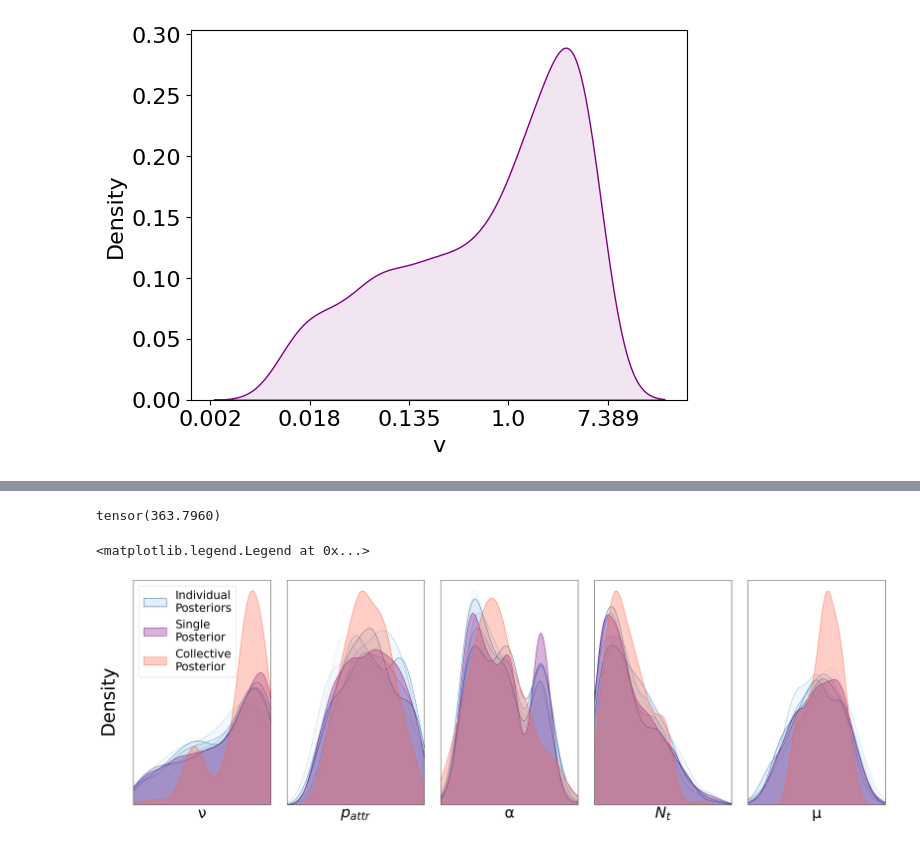
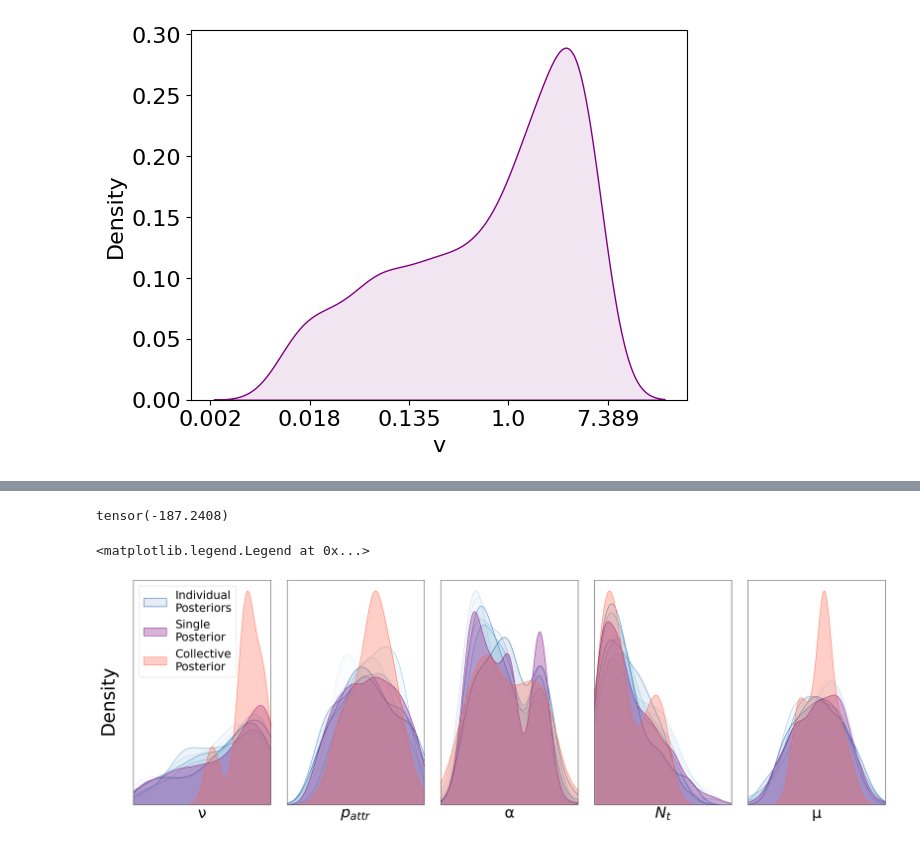
Before and after one commit to yoavram-lab/collective_posterior, a Jupyter notebook: collective_sparrows.ipynb, the cells around one changed output, grey strips where cells are left out. Saved outputs shown, nothing was run; the diff lists cells and outputs as text; code cells hidden in the pictures.

```diff
--- a/collective_sparrows.ipynb
+++ b/collective_sparrows.ipynb
@@ -44,7 +49,7 @@ total_sims = pd.DataFrame()
 for i in range(6):
     df_pop = results_df.iloc[:,12+10*i:22+10*i]
     df_pop.loc[:,'dist'] = (df_pop.iloc[:,-10:]**2).sum(1)
-    eps = df_pop['dist'].quantile(0.2)
+    eps = df_pop['dist'].quantile(0.1)
     df_pop = df_pop[df_pop['dist']<eps]
     k = results_df.iloc[df_pop.index, 6:11]
     total_sims = pd.concat([total_sims, k], axis=0)
@@ -67,46 +64,46 @@ prior = BoxUniform(low=low, high=high)
 # %%
-cp = CollectivePosterior(posterior_list=[kde.log_prob for kde in kdes], prior=prior, Xs = [i for i in range(6)], log_C=42, epsilon=-5000, n_eval=10000)
+cp = CollectivePosterior(posterior_list=[kde.log_prob for kde in kdes], prior=prior, Xs = [i for i in range(6)], log_C=42, epsilon=-1000, n_eval=100_000)
 # %%
 cp.get_log_C()
 # %% [output]
-tensor(363.7960)
+tensor(-187.2408)
 # %%
 change_font(36)
 fig, ax = plt.subplots(1,5, figsize=(27,9), tight_layout=True)
 labels = ['ν', '$p_{attr}$', 'α', '$N_t$', 'μ']
-# samps = cp.sample(200)
+samps = cp.sample(100)
 params_df = results_df.iloc[:,6:11]
 for n in range(5):
     ax[n].set_xlim(prior.base_dist.low[n], prior.base_dist.high[n])
 
     for i in range(6):
         df_pop = results_df.iloc[:,12+10*i:22+10*i]
         df_pop.loc[:,'dist'] = (df_pop.iloc[:,-10:]**2).sum(1)
-        eps = df_pop['dist'].quantile(0.2)
+        eps = df_pop['dist'].quantile(0.1)
         df_pop = df_pop[df_pop['dist']<eps]
         k = params_df.iloc[df_pop.index, :]
         r = torch.tensor(np.array(k))
         kdeplot(r[:,n], fill=True, alpha=0.1, ax=ax[n], color = p[i], label = 'Individual\nPosteriors' if i==5 and n==0 else '')
 
     y = params_df.iloc[:,n]
     kdeplot(y, fill=True, color='purple', alpha=0.3, label = 'Single\nPosterior' if n==0 else '', ax=ax[n])
 
     kdeplot(samps[:,n], color='tomato', label = 'Collective\nPosterior' if n==0 else '', fill=True, alpha=0.3, ax=ax[n])
 
 
     if n in [2,4]:
         minmin = min(samps[:,n].min().item(), r[:,n].min(), y.min())
         maxmax = max(samps[:,n].max().item(), r[:,n].max(), y.max())
         ax[n].set_xlim(minmin, maxmax)
 
     ax[n].set_xlabel(labels[n])
     ax[n].set_yticks([])
     ax[n].set_xticks([])
     ax[n].set_ylabel('')
     if n != 1:
         ax[n].set_xticklabels([round(torch.e**float(a),3) for a in ax[n].get_xticks()])
 fig.supylabel('Density')
 ax[0].legend(loc='upper left', fontsize=27)
 # %% [output]
 <matplotlib.legend.Legend at 0x...>
-[figure, old version]
+[figure, new version]
```
Also changed, not shown: parts of 6 cells of this notebook, 8 other files.
